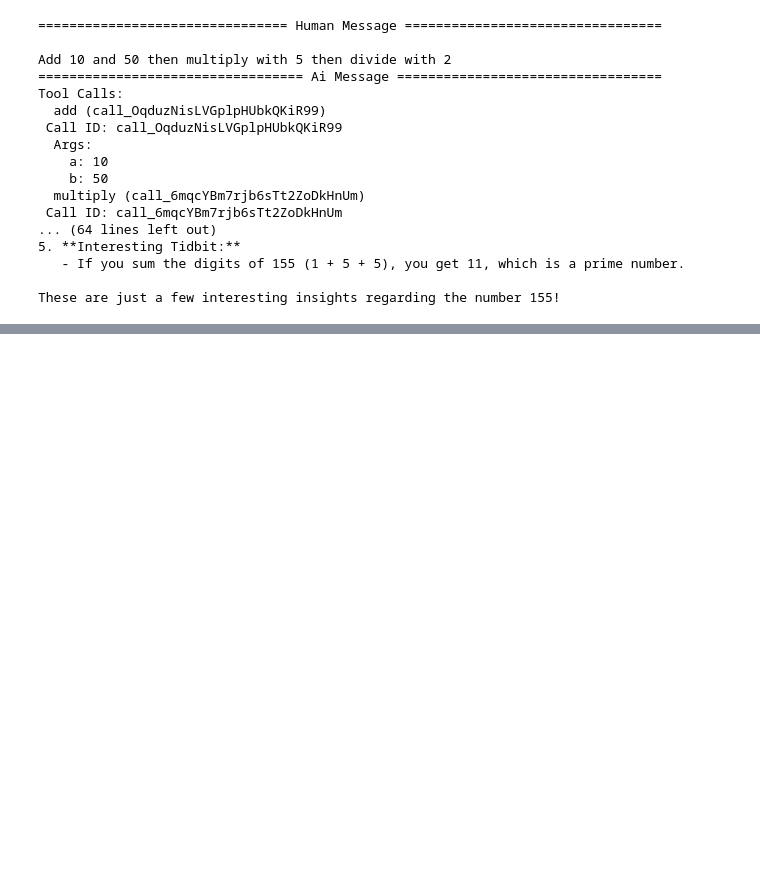
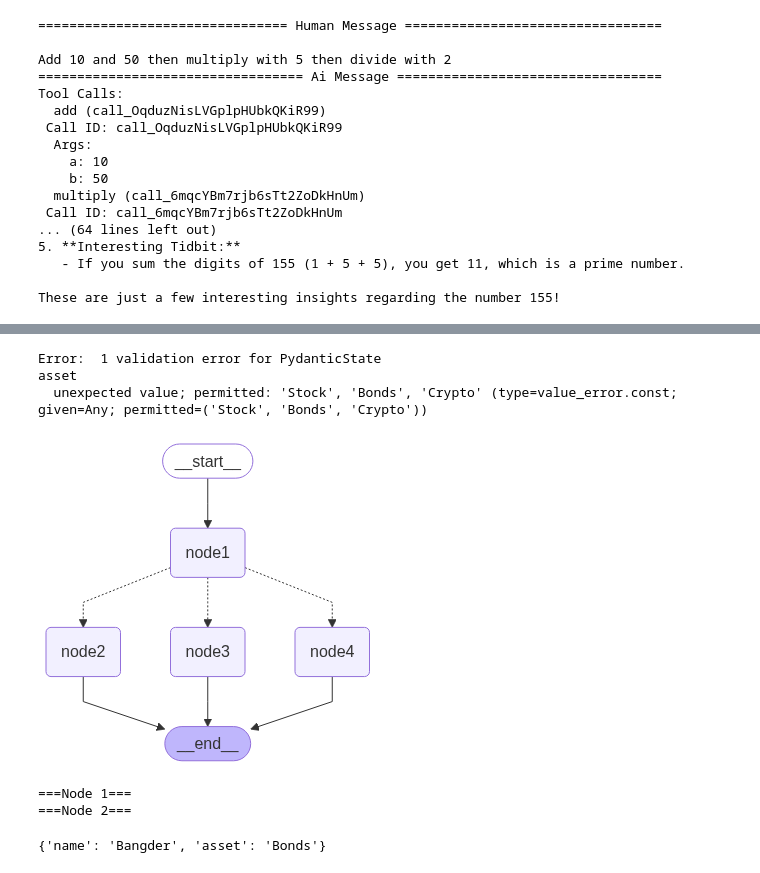
Before and after one commit to DerrickVericho/LLM-Portofolio, a Jupyter notebook: notebook/langgraph.ipynb, the cells around one changed output, grey strips where cells are left out. Saved outputs shown, nothing was run; the diff lists cells and outputs as text; code cells hidden in the pictures; blank space fills up the shorter version.

```diff
--- a/notebook/langgraph.ipynb
+++ b/notebook/langgraph.ipynb
@@ -407,0 +588,70 @@ These are just a few interesting insights regarding the number 155!
+# %%
+class PydanticState(BaseModel):
+    name: str
+    asset: Literal["Stock", "Bonds", "Crypto"] = "Stock"
+
+    @validator("asset")
+    def validate_asset(cls, val):
+       if val not in ["Stock", "Bonds", "Crypto"]:
+           raise ValueError("Asset must be Stock, Bonds, or Crypto")
+       return val
+
+try:
+    state = PydanticState(name="Bangder", asset="Any")
+except Exception as e:
+    print("Error: ",e)
+# %% [output]
+Error:  1 validation error for PydanticState
+asset
+  unexpected value; permitted: 'Stock', 'Bonds', 'Crypto' (type=value_error.const; given=Any; permitted=('Stock', 'Bonds', 'Crypto'))
+# %%
+def node1(state: PydanticState):
+    print("===Node 1===")
+    return {"name": state.name}
+
+def node2(state: PydanticState):
+    print("===Node 2===")
+    return {"asset": "Stock"}
+
+def node3(state: PydanticState):
+    print("===Node 2===")
+    return {"asset": "Bonds"}
+
+def node4(state: PydanticState):
+    print("===Node 3===")
+    return {"asset": "Crypto"}
+
+
+def decide_asset(state: PydanticState) -> Literal["node2", "node3", "node4"]:
+    prob = random.random()
+
+    if prob < 0.33:
+        return "node2"
+
+    if prob < 0.67:
+        return "node3"
+
+    return "node4"
+
+builder = StateGraph(PydanticState)
+builder.add_node("node1", node1)
+builder.add_node("node2", node2)
+builder.add_node("node3", node3)
+builder.add_node("node4", node4)
+
+builder.add_edge(START, "node1")
+builder.add_conditional_edges("node1", decide_asset)
+builder.add_edge("node2", END)
+builder.add_edge("node3", END)
+builder.add_edge("node4", END)
+
+graph = builder.compile()
+display(Image(graph.get_graph().draw_mermaid_png()))
+# %% [output]
+[figure, added]
+# %%
+graph.invoke({"name": "Bangder", "asset": "Stock"})
+# %% [output]
+===Node 1===
+===Node 2===
+{'name': 'Bangder', 'asset': 'Bonds'}
```
Also changed, not shown: parts of 33 cells of this notebook, 1 other file.
